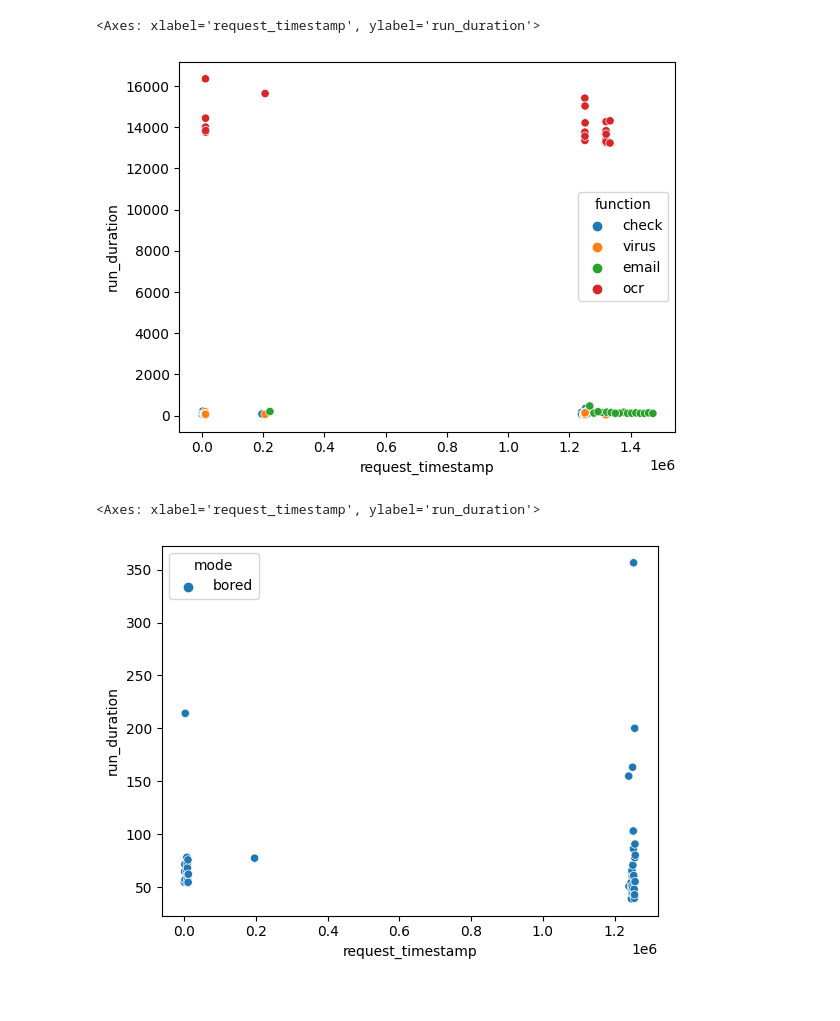
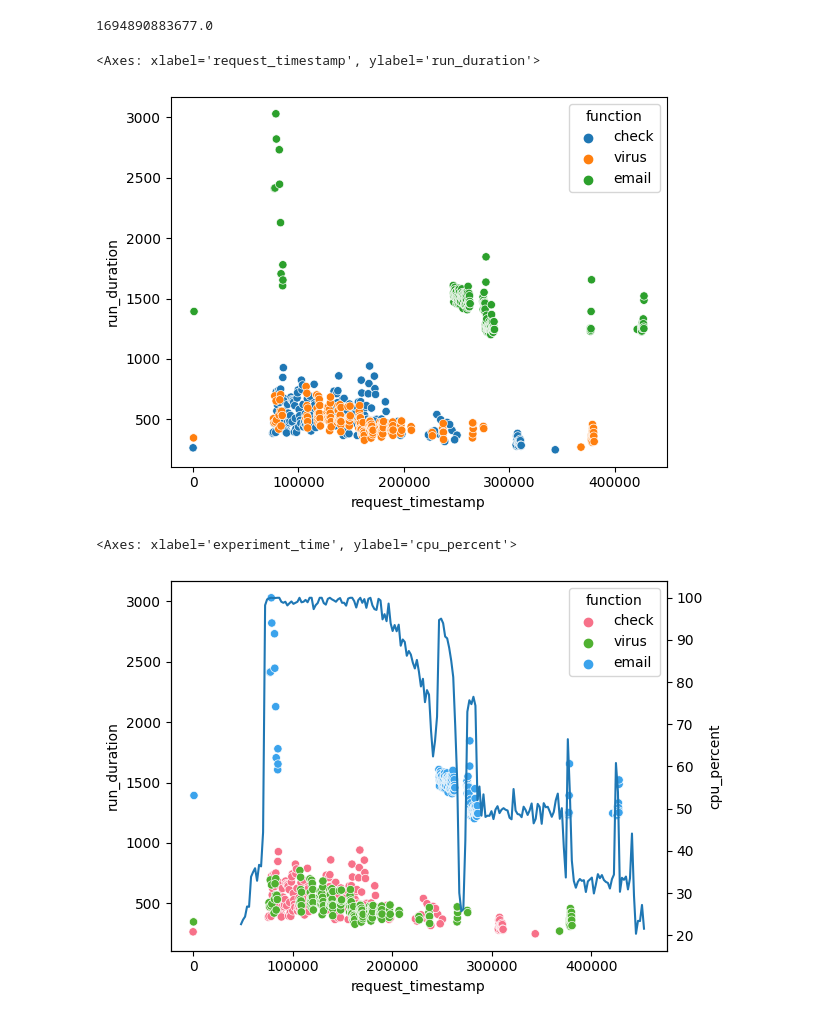
Before and after one commit to umbrellerde/nuclio, a Jupyter notebook: profaastinate/evaluation/stats/stats.ipynb, the cells around one changed output. Drawn from its saved outputs; the diff is of its cells as text; code cells hidden in the pictures.

```diff
--- a/profaastinate/evaluation/stats/stats.ipynb
+++ b/profaastinate/evaluation/stats/stats.ipynb
@@ -8,13 +9,20 @@ import re
 # %%
-folder = "logs/00_initial"
+folder = "logs/02_satEveningWithStress"
 
 lines = []
 for file_name in glob.glob("*.log", root_dir=folder):
     with open(folder + "/" + file_name) as f:
         while line := f.readline():
-            if "PFSTT" in line:
+            if "PFSTT" in line and "dashboard is deleting returned header" not in line:
                 json_string = re.search(r'PFSTT(.*?)TTSFP', line).group(1)
-                lines.append(json.loads(json_string))
+                try:
+                    lines.append(json.loads(json_string))
+                except:
+                    print("Error in file: " + file_name)
+                    print("Line: " + line)
+                    print("JSON: " + json_string)
+                    print("-----")
+                    continue
 
 df = pd.DataFrame(lines)
 # Set Data Types
@@ -56,10 +64,10 @@ ONLY_RELEVANT_CPU = True
 
 smaller_dfs = []
 for file_name in glob.glob("*.csv", root_dir="usage/"):
-    if ONLY_RELEVANT_CPU:
-        start_ts = int(file_name.split("_")[3])
-        if start_ts > last_experiment_timestamp or start_ts < min_timestamp - 1000*60*60*24:
-            continue
+    # if ONLY_RELEVANT_CPU:
+    #     start_ts = int(file_name.split("_")[3].split(".")[0])
+    #     if start_ts > last_experiment_timestamp or start_ts < min_timestamp - 1000*60*60*24:
+    #         continue
     with open("usage/" + file_name) as f:
         smaller_dfs.append(pd.read_csv(f))
 usage_df = pd.concat(smaller_dfs)
@@ -67,8 +75,10 @@ usage_df["experiment_time"] = usage_df["unix_time"] - min_timestamp
 
 if ONLY_RELEVANT_CPU:
     # Delete all values 10 seconds after the last call ended and 10 seconds before the first call started
-    usage_df = usage_df[usage_df["experiment_time"] <= (last_experiment_timestamp + 10000)]
-    usage_df = usage_df[usage_df["experiment_time"] >= (min_timestamp - 10000)]
+    print("removed before:" + str(len(usage_df[usage_df["unix_time"] <= (last_experiment_timestamp + 10000)])))
+    usage_df = usage_df[usage_df["unix_time"] <= (last_experiment_timestamp + 10000)]
+    print("removed after:" + str(len(usage_df[usage_df["unix_time"] >= (min_timestamp - 10000)])))
+    usage_df = usage_df[usage_df["unix_time"] >= (min_timestamp - 10000)]
 
 usage_df
 # %% [output]
@@ -92,11 +100,20 @@ usage_df
+# %%
+min_timestamp
+# %% [output]
+1694890883677.0
 # %%
 sns.scatterplot(data=df, x="request_timestamp", y="run_duration", hue="function")
 # %% [output]
 <Axes: xlabel='request_timestamp', ylabel='run_duration'>
-[figure, old version]
+[figure, new version]
 # %%
+
 sns.scatterplot(data=df[df["function"] == "check"], x="request_timestamp", y="run_duration", hue="mode")
+sns.scatterplot(data=df[df["function"] != "check"], x="request_timestamp", y="run_duration", hue="function", palette="husl")
+#sns.scatterplot(data=df, x="request_timestamp", y="run_duration", hue="function", palette="husl")
+ax2 = plt.twinx()
+sns.lineplot(ax=ax2, data=usage_df, x="experiment_time", y="cpu_percent")
 # %% [output]
-<Axes: xlabel='request_timestamp', ylabel='run_duration'>
+<Axes: xlabel='experiment_time', ylabel='cpu_percent'>
-[figure, old version]
+[figure, new version]
 # %%
```
Also changed, not shown: parts of 4 cells of this notebook, 15 other files.
